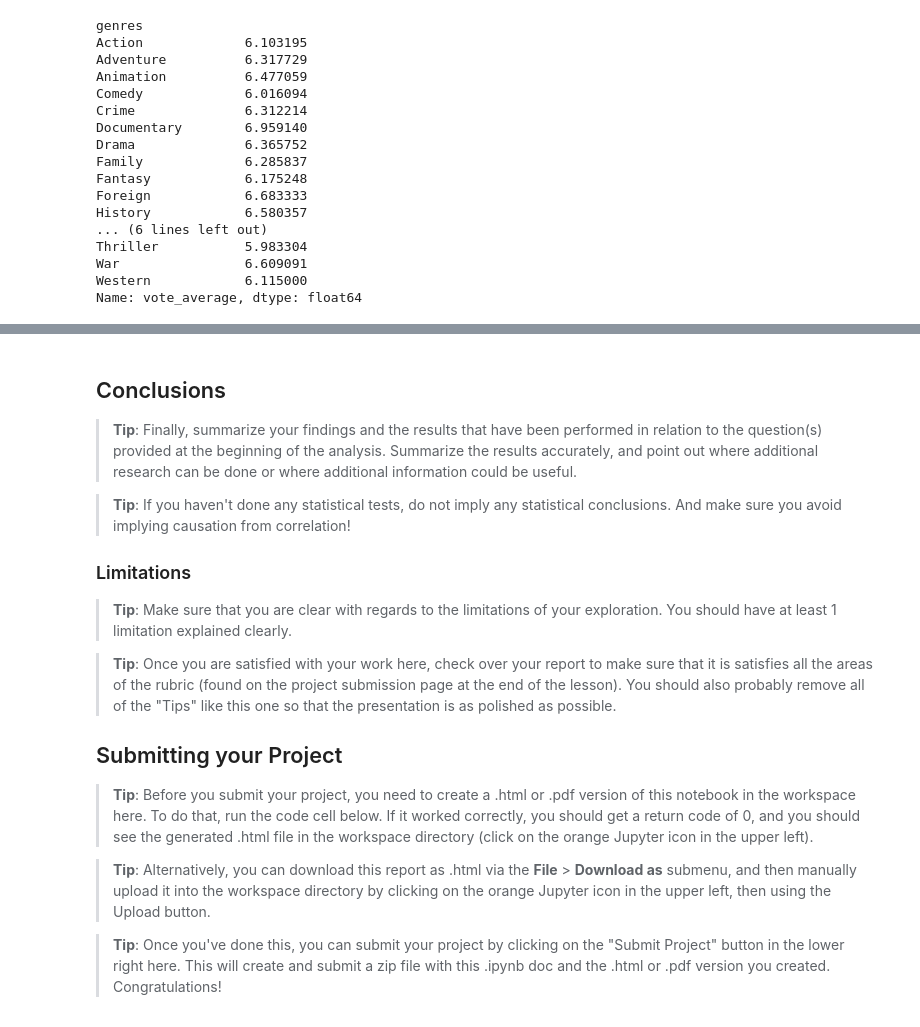
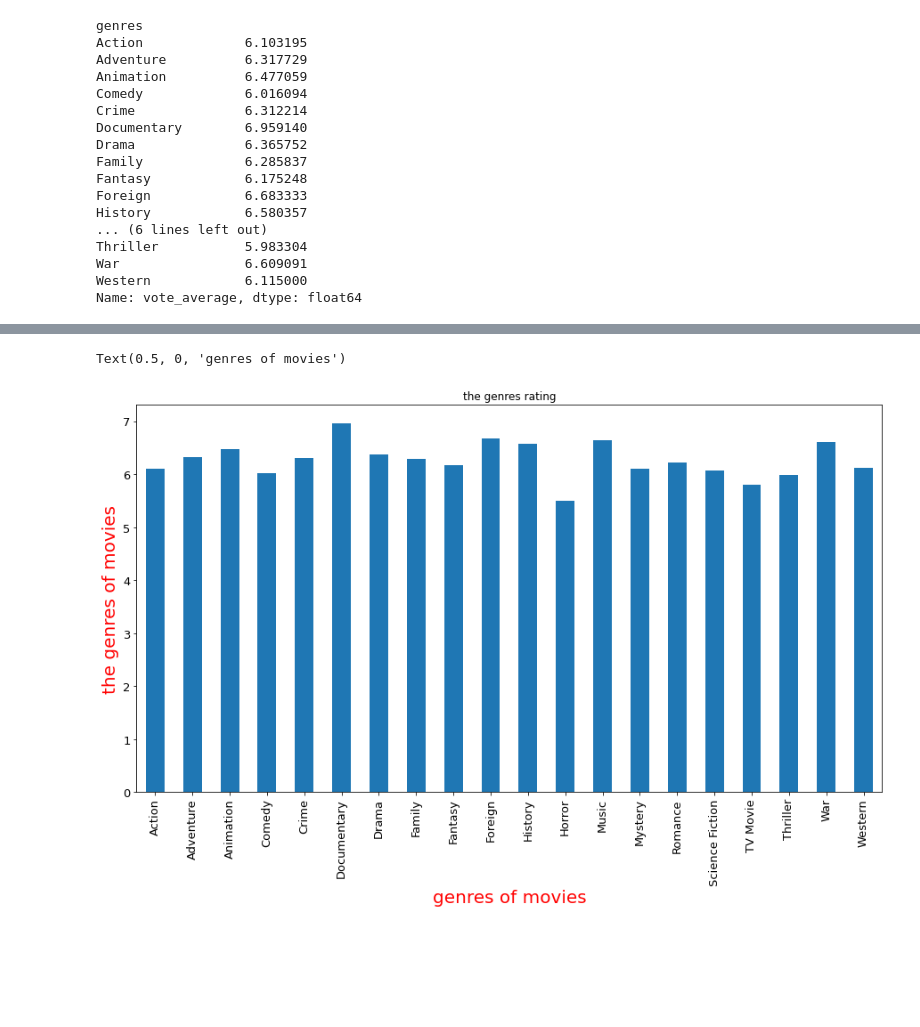
Before and after one commit to AhmedShaban183/Data-Analysis, a Jupyter notebook: movies data/Investigate_a_Dataset.ipynb, the cells around one changed output, grey strips where cells are left out. Drawn from its saved outputs; the diff is of its cells as text; code cells hidden in the pictures; blank space fills up the shorter version.

```diff
--- a/movies data/Investigate_a_Dataset.ipynb
+++ b/movies data/Investigate_a_Dataset.ipynb
@@ -328,21 +314,0 @@ genres_vote.plot(kind='bar',title="the genres rating")
-# %% [markdown]
-<a id='conclusions'></a>
-## Conclusions
-
-> **Tip**: Finally, summarize your findings and the results that have been performed in relation to the question(s) provided at the beginning of the analysis. Summarize the results accurately, and point out where additional research can be done or where additional information could be useful.
-
-
-> **Tip**: If you haven't done any statistical tests, do not imply any statistical conclusions. And make sure you avoid implying causation from correlation!
-
-### Limitations
-> **Tip**: Make sure that you are clear with regards to the limitations of your exploration. You should have at least 1 limitation explained clearly.
-
-> **Tip**: Once you are satisfied with your work here, check over your report to make sure that it is satisfies all the areas of the rubric (found on the project submission page at the end of the lesson). You should also probably remove all of the "Tips" like this one so that the presentation is as polished as possible.
-
-## Submitting your Project
-
-> **Tip**: Before you submit your project, you need to create a .html or .pdf version of this notebook in the workspace here. To do that, run the code cell below. If it worked correctly, you should get a return code of 0, and you should see the generated .html file in the workspace directory (click on the orange Jupyter icon in the upper left).
-
-> **Tip**: Alternatively, you can download this report as .html via the **File** > **Download as** submenu, and then manually upload it into the workspace directory by clicking on the orange Jupyter icon in the upper left, then using the Upload button.
-
-> **Tip**: Once you've done this, you can submit your project by clicking on the "Submit Project" button in the lower right here. This will create and submit a zip file with this .ipynb doc and the .html or .pdf version you created. Congratulations!
@@ -351,0 +315,8 @@ call(['python', '-m', 'nbconvert', 'Investigate_a_Dataset.ipynb'])
+# %%
+plt.subplots(figsize=(15,8))
+genres_vote.plot(kind='bar',title="the genres rating",fontsize=13)
+plt.ylabel('the genres of movies',color='red',fontsize=20)
+plt.xlabel('genres of movies',color='red',fontsize=20)
+# %% [output]
+Text(0.5, 0, 'genres of movies')
+[figure, added]
```
Also changed, not shown: parts of 26 cells of this notebook, 2 other files.
